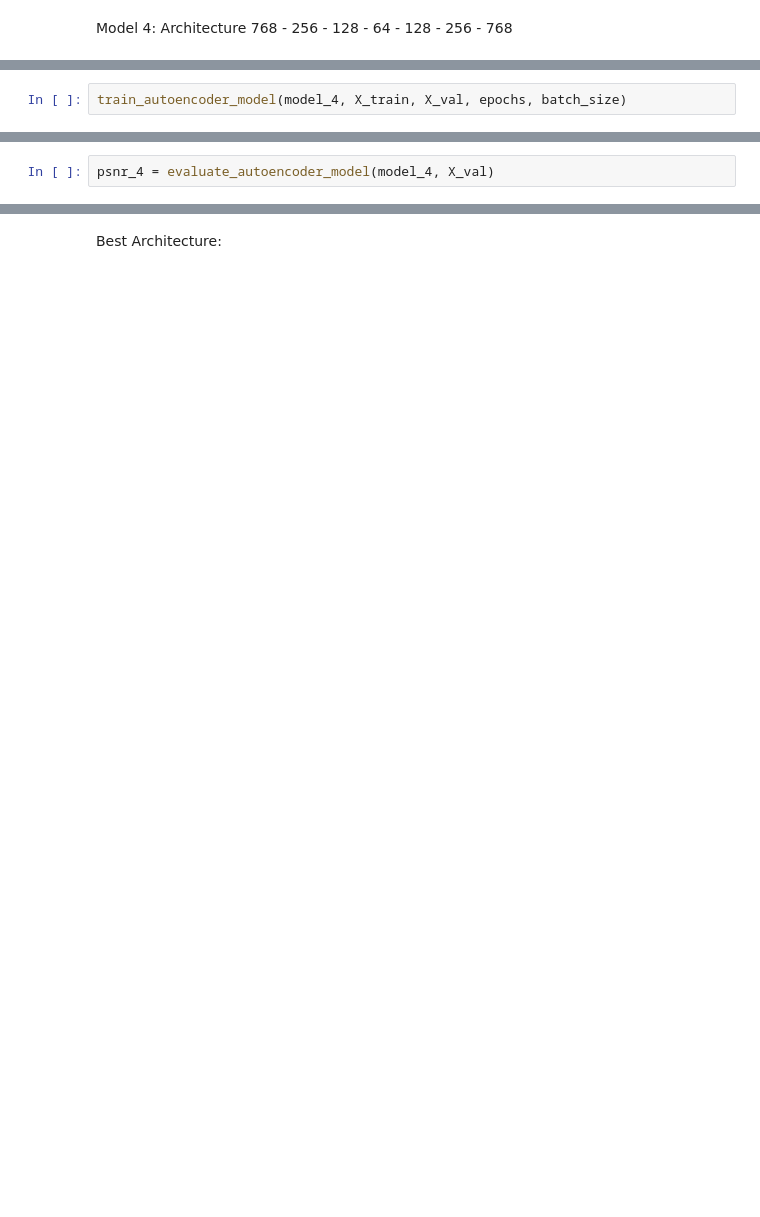
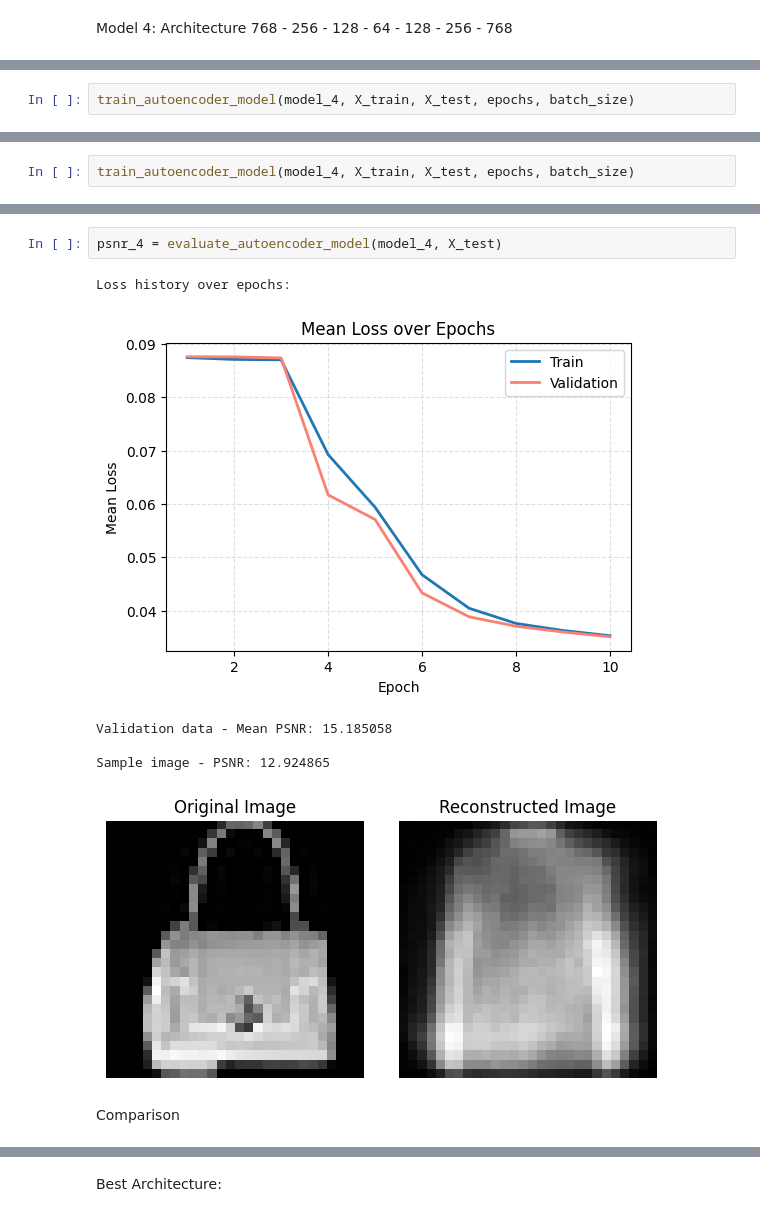
Before and after one commit to Mahan-M47/Multi-Layer-Perceptron-with-NumPy, a Jupyter notebook: Q3.ipynb, the cells around one changed output, grey strips where cells are left out. Saved outputs shown, nothing was run; the diff lists cells and outputs as text; blank space fills up the shorter version.

```diff
--- a/Q3.ipynb
+++ b/Q3.ipynb
@@ -323,2 +447,2 @@ print(model_4)
 # %%
-train_autoencoder_model(model_4, X_train, X_val, epochs, batch_size)
+train_autoencoder_model(model_4, X_train, X_test, epochs, batch_size)
@@ -324,0 +459,2 @@ train_autoencoder_model(model_4, X_train, X_val, epochs, batch_size)
+# %%
+train_autoencoder_model(model_4, X_train, X_test, epochs, batch_size)
@@ -325,2 +469,11 @@ train_autoencoder_model(model_4, X_train, X_val, epochs, batch_size)
 # %%
-psnr_4 = evaluate_autoencoder_model(model_4, X_val)
+psnr_4 = evaluate_autoencoder_model(model_4, X_test)
+# %% [output]
+Loss history over epochs:
+[figure, added]
+Validation data - Mean PSNR: 15.185058
+
+Sample image - PSNR: 12.924865
+[figure, added]
+# %% [markdown]
+Comparison
```
Also changed, not shown: parts of 96 cells of this notebook.
